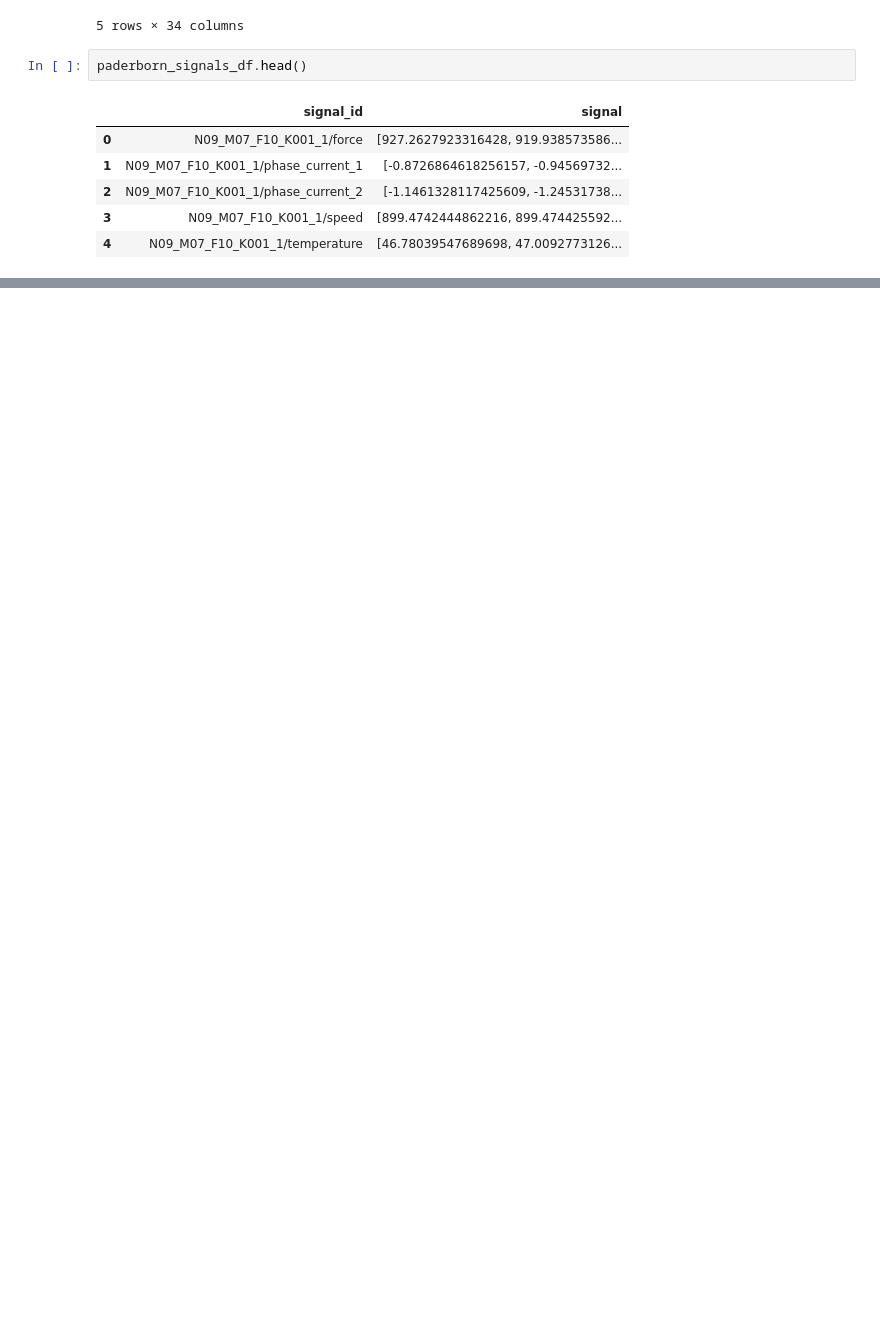
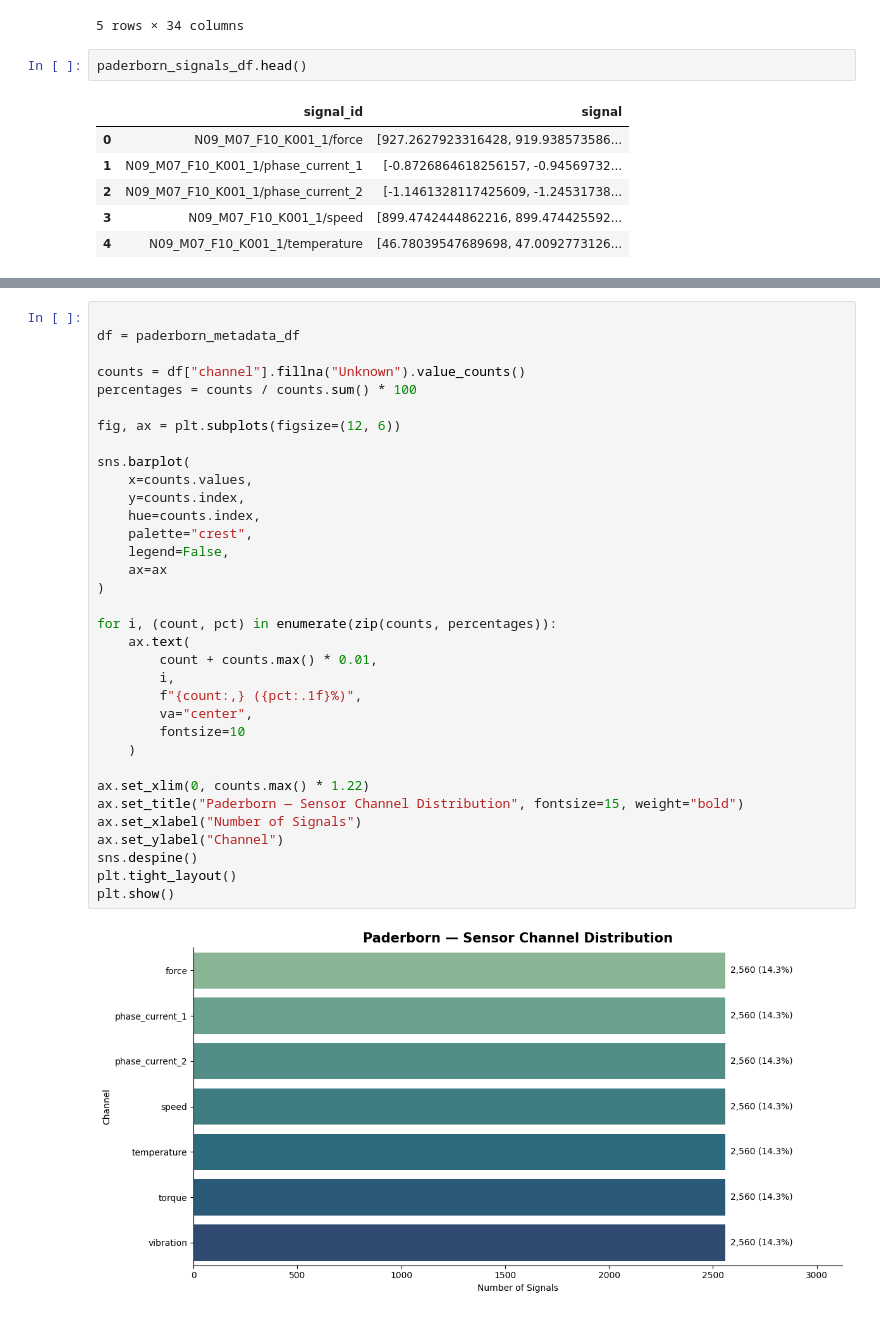
Before and after one commit to Snappy-Aditya123/LLMs_RAG_Bearings, a Jupyter notebook: scr/EDA.ipynb, the cells around one changed output, grey strips where cells are left out. Saved outputs shown, nothing was run; the diff lists cells and outputs as text; blank space fills up the shorter version.

```diff
--- a/scr/EDA.ipynb
+++ b/scr/EDA.ipynb
@@ -81,0 +147,36 @@ paderborn_signals_df.head()
+# %%
+
+df = paderborn_metadata_df
+
+counts = df["channel"].fillna("Unknown").value_counts()
+percentages = counts / counts.sum() * 100
+
+fig, ax = plt.subplots(figsize=(12, 6))
+
+sns.barplot(
+    x=counts.values,
+    y=counts.index,
+    hue=counts.index,
+    palette="crest",
+    legend=False,
+    ax=ax
+)
+
+for i, (count, pct) in enumerate(zip(counts, percentages)):
+    ax.text(
+        count + counts.max() * 0.01,
+        i,
+        f"{count:,} ({pct:.1f}%)",
+        va="center",
+        fontsize=10
+    )
+
+ax.set_xlim(0, counts.max() * 1.22)
+ax.set_title("Paderborn — Sensor Channel Distribution", fontsize=15, weight="bold")
+ax.set_xlabel("Number of Signals")
+ax.set_ylabel("Channel")
+sns.despine()
+plt.tight_layout()
+plt.show()
+# %% [output]
+[figure, added]
```
Also changed, not shown: parts of 19 cells of this notebook.
